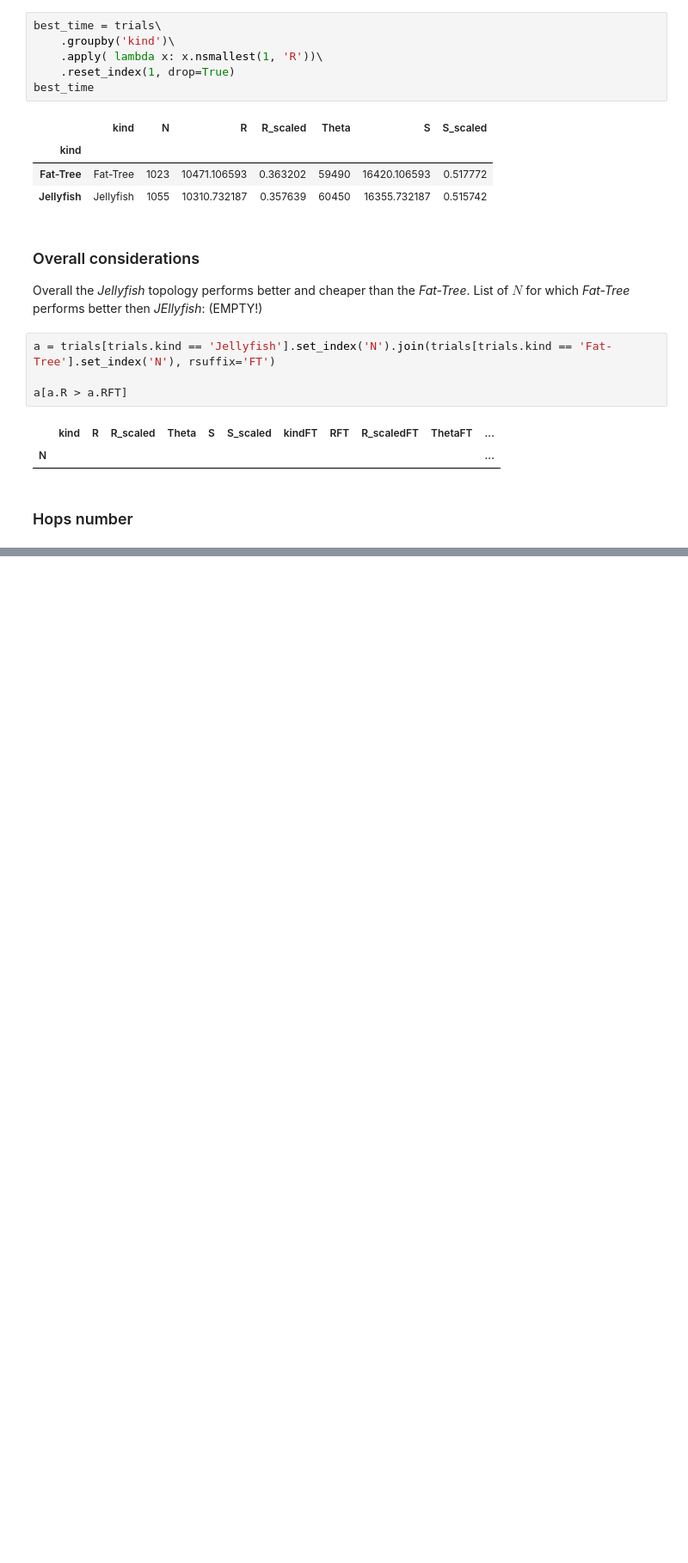
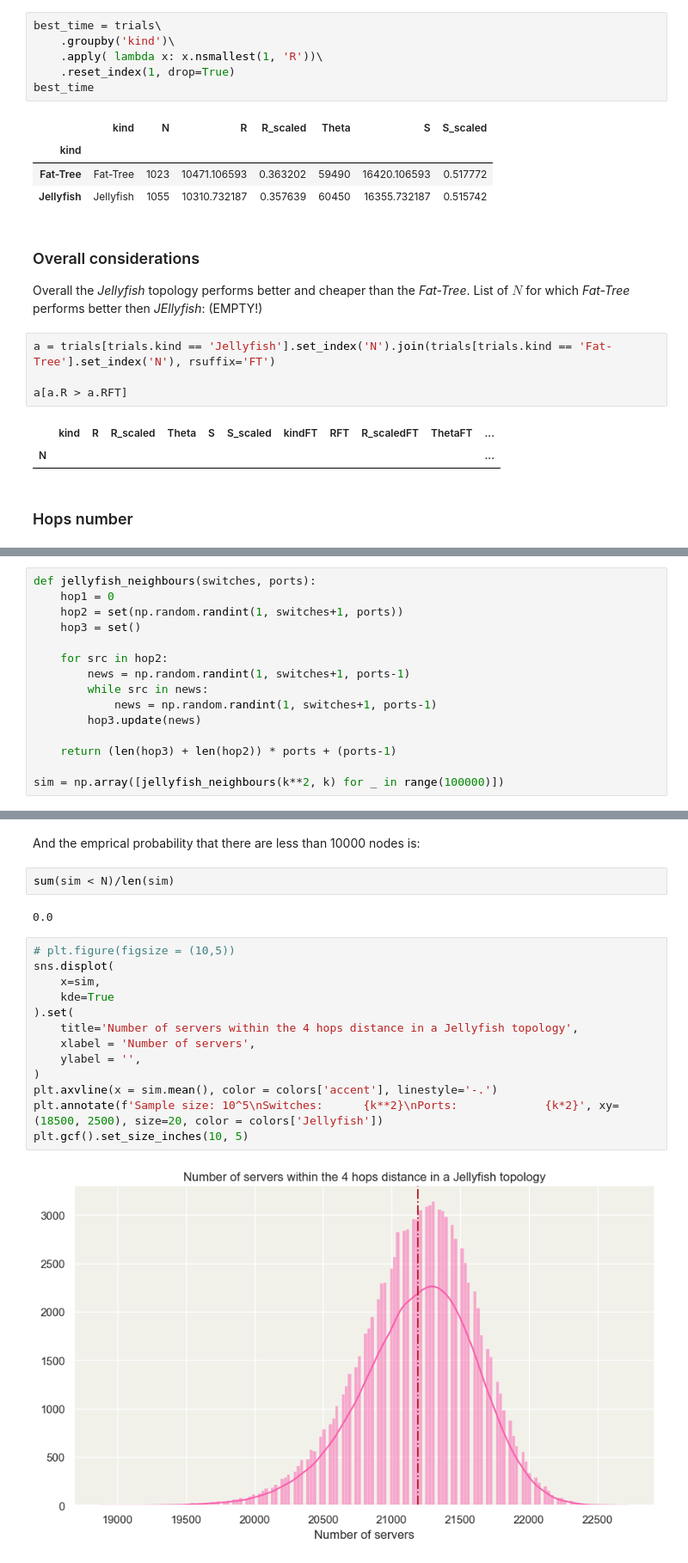
Before and after one commit to Mamiglia/NBD-DC_HW1, a Jupyter notebook: part-two.ipynb, the cells around one changed output, grey strips where cells are left out. Shown at 86% size. Cells and saved outputs as stored; diff of their text form; blank space fills up the shorter version.

```diff
--- a/part-two.ipynb
+++ b/part-two.ipynb
@@ -405,0 +379,15 @@ plt.gca().xaxis.grid(False)
+# %%
+def jellyfish_neighbours(switches, ports):
+    hop1 = 0
+    hop2 = set(np.random.randint(1, switches+1, ports))
+    hop3 = set()
+
+    for src in hop2:
+        news = np.random.randint(1, switches+1, ports-1)
+        while src in news:
+            news = np.random.randint(1, switches+1, ports-1)
+        hop3.update(news)
+
+    return (len(hop3) + len(hop2)) * ports + (ports-1)
+
+sim = np.array([jellyfish_neighbours(k**2, k) for _ in range(100000)])
@@ -405,0 +400,21 @@ plt.gca().xaxis.grid(False)
+# %% [markdown]
+And the emprical probability that there are less than 10000 nodes is:
+# %%
+sum(sim < N)/len(sim)
+# %% [output]
+0.0
+# %%
+# plt.figure(figsize = (10,5))
+sns.displot(
+    x=sim,
+    kde=True
+).set(
+    title='Number of servers within the 4 hops distance in a Jellyfish topology',
+    xlabel = 'Number of servers',
+    ylabel = '',
+)
+plt.axvline(x = sim.mean(), color = colors['accent'], linestyle='-.')
+plt.annotate(f'Sample size: 10^5\nSwitches:      {k**2}\nPorts:             {k*2}', xy=(18500, 2500), size=20, color = colors['Jellyfish'])
+plt.gcf().set_size_inches(10, 5)
+# %% [output]
+[figure, added]
```
Also changed, not shown: parts of 25 cells of this notebook, 1 other file.
